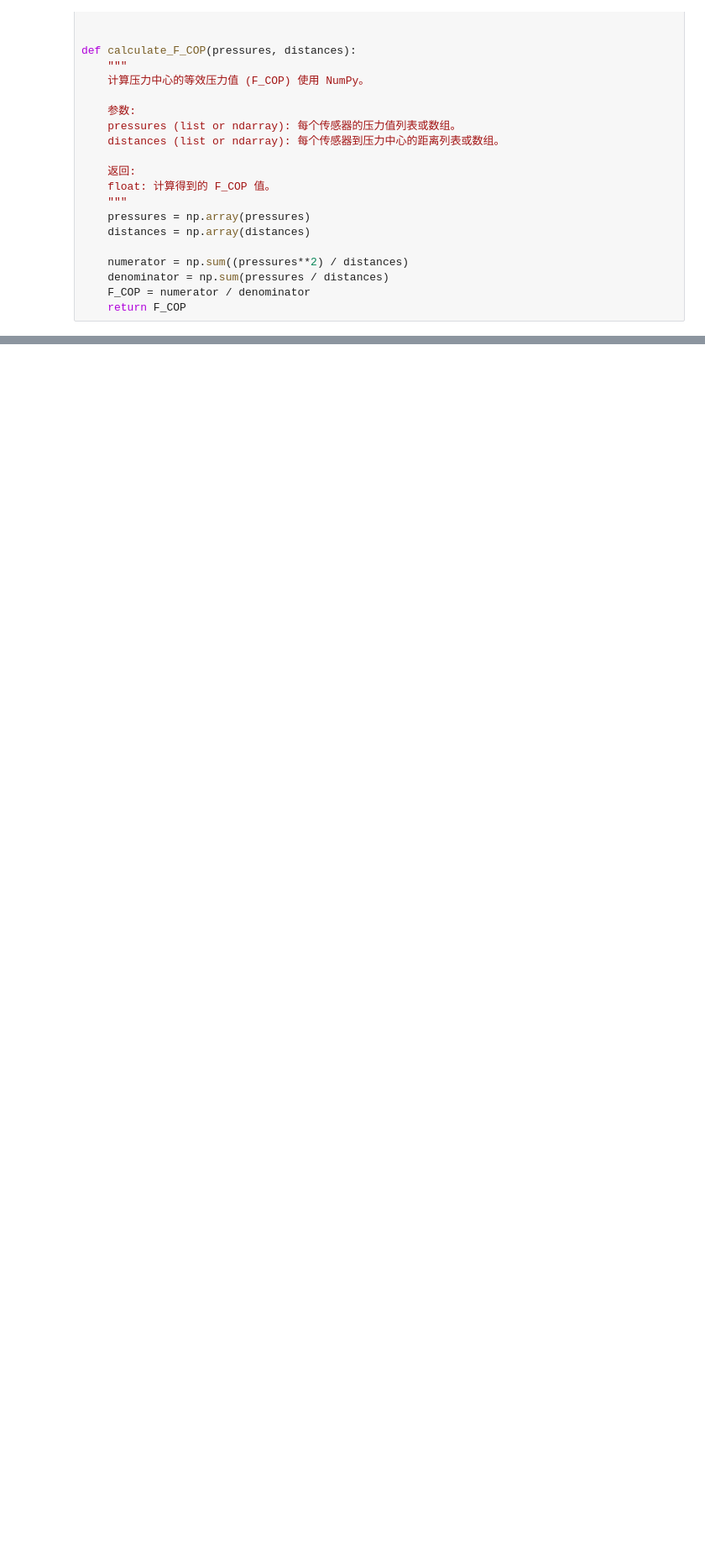
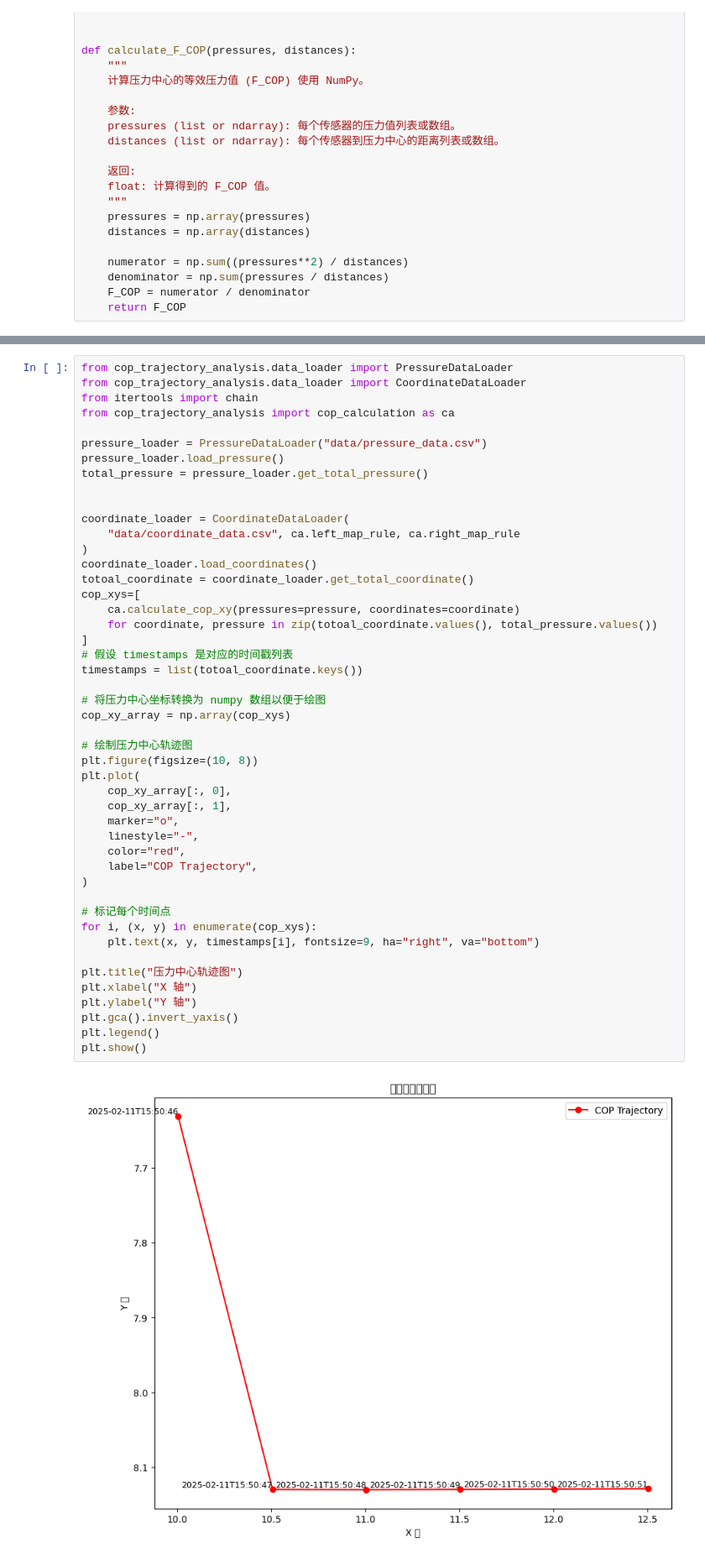
Before and after one commit to zonglushu/insole, a Jupyter notebook: pressures.ipynb, the cells around one changed output, grey strips where cells are left out. Shown at 84% size. Cells and saved outputs as stored; diff of their text form; blank space fills up the shorter version.

```diff
--- a/pressures.ipynb
+++ b/pressures.ipynb
@@ -286,0 +312,49 @@ plt.show()
+# %%
+from cop_trajectory_analysis.data_loader import PressureDataLoader
+from cop_trajectory_analysis.data_loader import CoordinateDataLoader
+from itertools import chain
+from cop_trajectory_analysis import cop_calculation as ca
+
+pressure_loader = PressureDataLoader("data/pressure_data.csv")
+pressure_loader.load_pressure()
+total_pressure = pressure_loader.get_total_pressure()
+
+
+coordinate_loader = CoordinateDataLoader(
+    "data/coordinate_data.csv", ca.left_map_rule, ca.right_map_rule
+)
+coordinate_loader.load_coordinates()
+totoal_coordinate = coordinate_loader.get_total_coordinate()
+cop_xys=[
+    ca.calculate_cop_xy(pressures=pressure, coordinates=coordinate)
+    for coordinate, pressure in zip(totoal_coordinate.values(), total_pressure.values())
+]
+# 假设 timestamps 是对应的时间戳列表
+timestamps = list(totoal_coordinate.keys())
+
+# 将压力中心坐标转换为 numpy 数组以便于绘图
+cop_xy_array = np.array(cop_xys)
+
+# 绘制压力中心轨迹图
+plt.figure(figsize=(10, 8))
+plt.plot(
+    cop_xy_array[:, 0],
+    cop_xy_array[:, 1],
+    marker="o",
+    linestyle="-",
+    color="red",
+    label="COP Trajectory",
+)
+
+# 标记每个时间点
+for i, (x, y) in enumerate(cop_xys):
+    plt.text(x, y, timestamps[i], fontsize=9, ha="right", va="bottom")
+
+plt.title("压力中心轨迹图")
+plt.xlabel("X 轴")
+plt.ylabel("Y 轴")
+plt.gca().invert_yaxis()
+plt.legend()
+plt.show()
+# %% [output]
+[figure, added]
```
Also changed, not shown: parts of 2 cells of this notebook, 12 other files.
